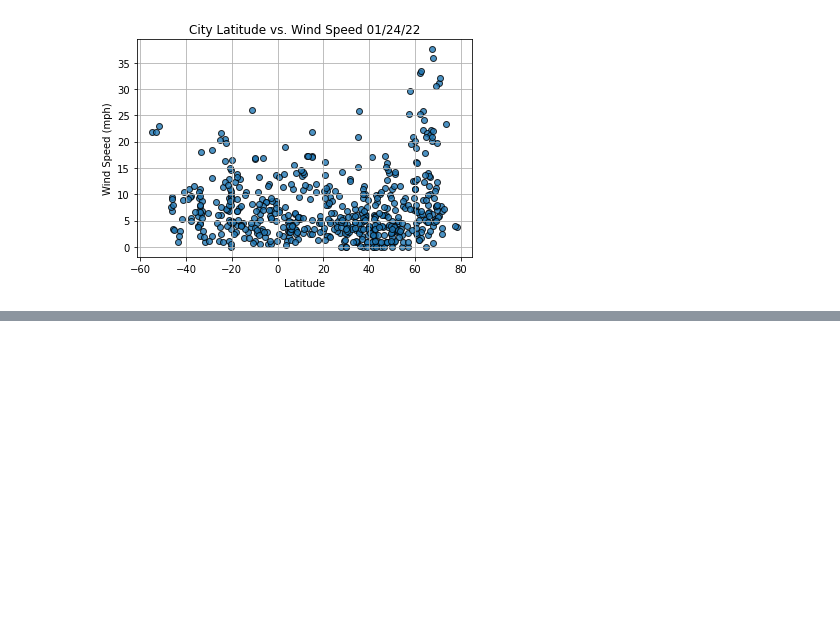
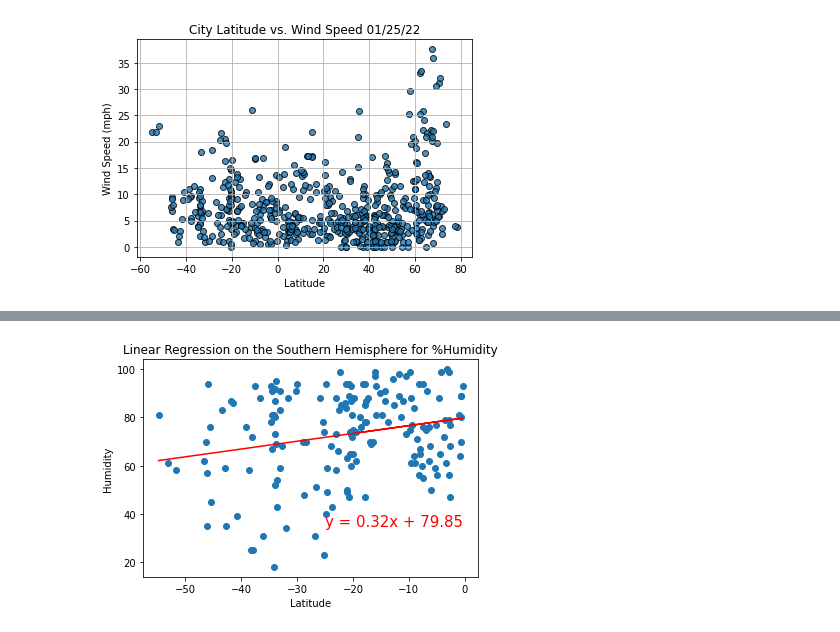
Before and after one commit to NinaQuik/World_Weather_Analysis, a Jupyter notebook: WeatherPy.ipynb, the cells around one changed output, grey strips where cells are left out. Saved outputs shown, nothing was run; the diff lists cells and outputs as text; code cells hidden in the pictures; blank space fills up the shorter version.

```diff
--- a/WeatherPy.ipynb
+++ b/WeatherPy.ipynb
@@ -269,0 +333,9 @@ plt.savefig("weather_data/latwindspeed.png")
+# %%
+# Linear regression on humidity in the Southern Hemisphere
+x_values = southern_hemi_df["Lat"]
+y_values = southern_hemi_df["Humidity"]
+# Call the function.
+plot_linear_regression(x_values, y_values,
+                       'Linear Regression on the Southern Hemisphere for %Humidity', 'Humidity',(-25,35))
+# %% [output]
+[figure, added]
```
Also changed, not shown: parts of 11 cells of this notebook.
